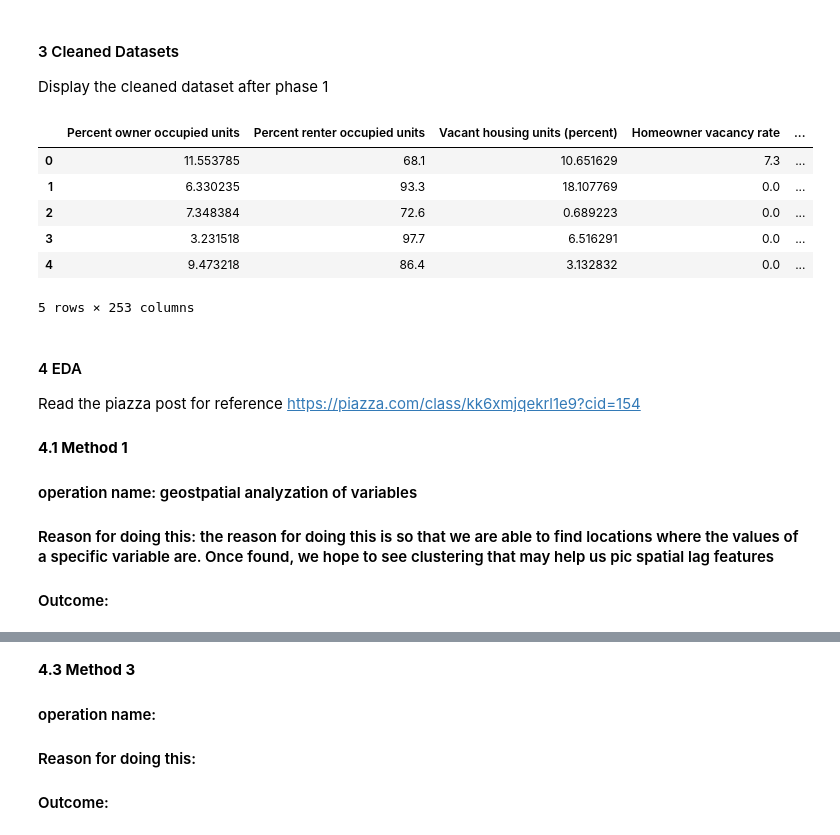
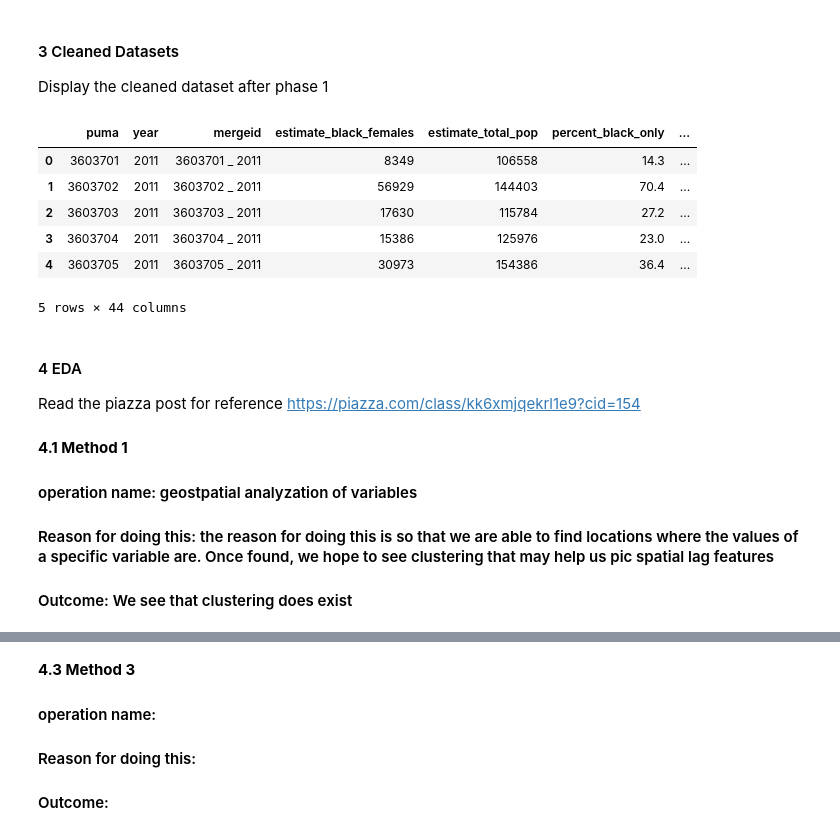
Before and after one commit to zemingzhang1/Data-Intensive, a Jupyter notebook: phase2.ipynb, the cells around one changed output, grey strips where cells are left out. Drawn from its saved outputs; the diff is of its cells as text; code cells hidden in the pictures.

```diff
--- a/phase2.ipynb
+++ b/phase2.ipynb
@@ -19,14 +19,14 @@ Display the cleaned dataset after phase 1
 # %%
 # import your cleaned dataset
 import pandas as pd
-df= pd.read_csv('df_for_data_intensive.csv')
+df= pd.read_csv('data_imputated.csv')
 df.head()
 # display the first five rows data.head(5)
 # %% [output]
-|  | Percent owner occupied units | Percent renter occupied units | Vacant housing units (percent) | Homeowner vacancy rate | ... |
-| 0 | 11.553785 | 68.1 | 10.651629 | 7.3 | ... |
-| 1 | 6.330235 | 93.3 | 18.107769 | 0.0 | ... |
-| 2 | 7.348384 | 72.6 | 0.689223 | 0.0 | ... |
-| 3 | 3.231518 | 97.7 | 6.516291 | 0.0 | ... |
-| 4 | 9.473218 | 86.4 | 3.132832 | 0.0 | ... |
+|  | puma | year | mergeid | estimate_black_females | estimate_total_pop | percent_black_only | ... |
+| 0 | 3603701 | 2011 | 3603701 _ 2011 | 8349 | 106558 | 14.3 | ... |
+| 1 | 3603702 | 2011 | 3603702 _ 2011 | 56929 | 144403 | 70.4 | ... |
+| 2 | 3603703 | 2011 | 3603703 _ 2011 | 17630 | 115784 | 27.2 | ... |
+| 3 | 3603704 | 2011 | 3603704 _ 2011 | 15386 | 125976 | 23.0 | ... |
+| 4 | 3603705 | 2011 | 3603705 _ 2011 | 30973 | 154386 | 36.4 | ... |
-5 rows × 253 columns
+5 rows × 44 columns
@@ -38,7 +126,7 @@ Read the piazza post for reference https://piazza.com/class/kk6xmjqekrl1e9?cid=1
 
 #### operation name: geostpatial analyzation of variables
 #### Reason for doing this: the reason for doing this is so that we are able to find locations where the values of a specific variable are. Once found, we hope to see clustering that may help us pic spatial lag features
-#### Outcome:
+#### Outcome: We see that clustering does exist
 # %%
 # code for operation
 import geopandas as gpd
```
Also changed, not shown: parts of 22 cells of this notebook, 8 other files.
